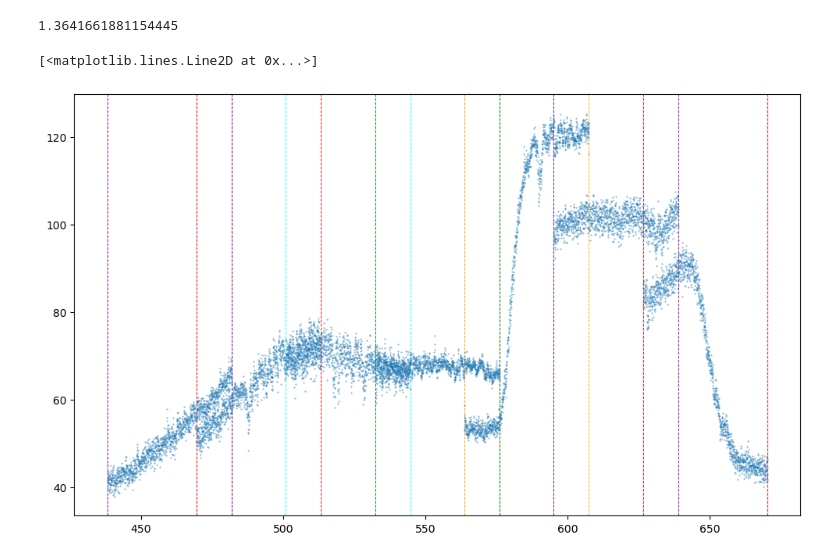
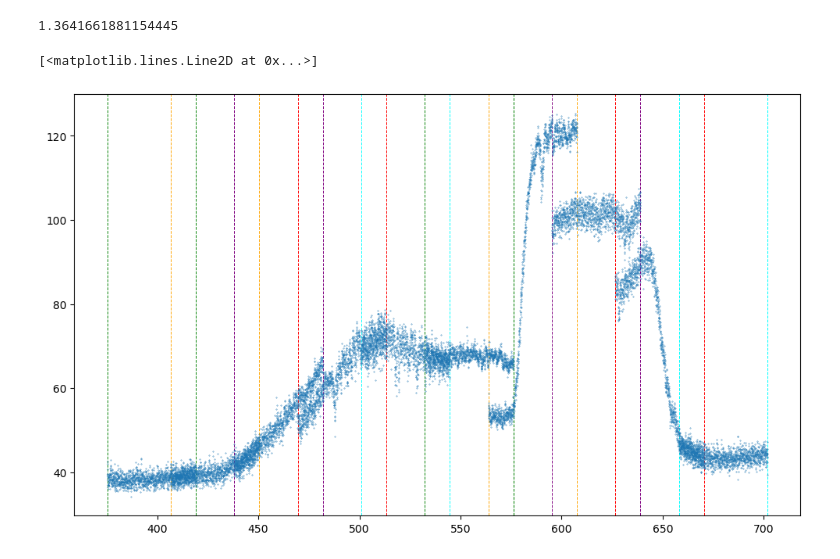
Before and after one commit to mengislukas-beep/Labor_Kiran_Lukas, a Jupyter notebook: Spektro2/spectroscopyII.ipynb, the cells around one changed output. Drawn from its saved outputs; the diff is of its cells as text; code cells hidden in the pictures.

```diff
--- a/Spektro2/spectroscopyII.ipynb
+++ b/Spektro2/spectroscopyII.ipynb
@@ -118,34 +118,37 @@ print(np.sqrt(jac**2 @ std_z.transpose()**2))
 # %%
 ##### go to other jupyter to create the solar spectrum from images
 
 data = np.loadtxt("images/spectrum.txt", delimiter=',')
 wavelength = data[:, 0]
 intensity = data[:, 1]
 
 edges = np.loadtxt("images/edges.txt", delimiter=',')
 
+fromm = 5
+too = 15
+
 fig = plt.figure(figsize=(12, 7))
 ax = fig.add_subplot(111)
-for i in range(7, 14):
+for i in range(fromm, too):
     if i % 5 == 0:
         ax.axvline(edges[i, 0], color='green', linestyle='--', linewidth=0.7)
         ax.axvline(edges[i, 1], color='green', linestyle='--', linewidth=0.7)
     elif i % 5 == 1:
         ax.axvline(edges[i, 0], color='orange', linestyle='--', linewidth=0.7)
         ax.axvline(edges[i, 1], color='orange', linestyle='--', linewidth=0.7)
     elif i % 5 == 2:
         ax.axvline(edges[i, 0], color='purple', linestyle='--', linewidth=0.7)
         ax.axvline(edges[i, 1], color='purple', linestyle='--', linewidth=0.7)
     elif i % 5 == 3:
         ax.axvline(edges[i, 0], color='red', linestyle='--', linewidth=0.7)
         ax.axvline(edges[i, 1], color='red', linestyle='--', linewidth=0.7)
     else:
         ax.axvline(edges[i, 0], color='cyan', linestyle='--', linewidth=0.7)
         ax.axvline(edges[i, 1], color='cyan', linestyle='--', linewidth=0.7)
-ax.plot(wavelength[1440 * 7: 1440 * 14], intensity[1440 * 7: 1440 * 14], linestyle='', marker='o', markersize=0.3)
+ax.plot(wavelength[1440 * fromm: 1440 * too], intensity[1440 * fromm: 1440 * too], linestyle='', marker='o', markersize=0.3)
 # %% [output]
 [<matplotlib.lines.Line2D at 0x...>]
-[figure, old version]
+[figure, new version]
 # %%
 #570
 #520
```
Also changed, not shown: 1 other file.
